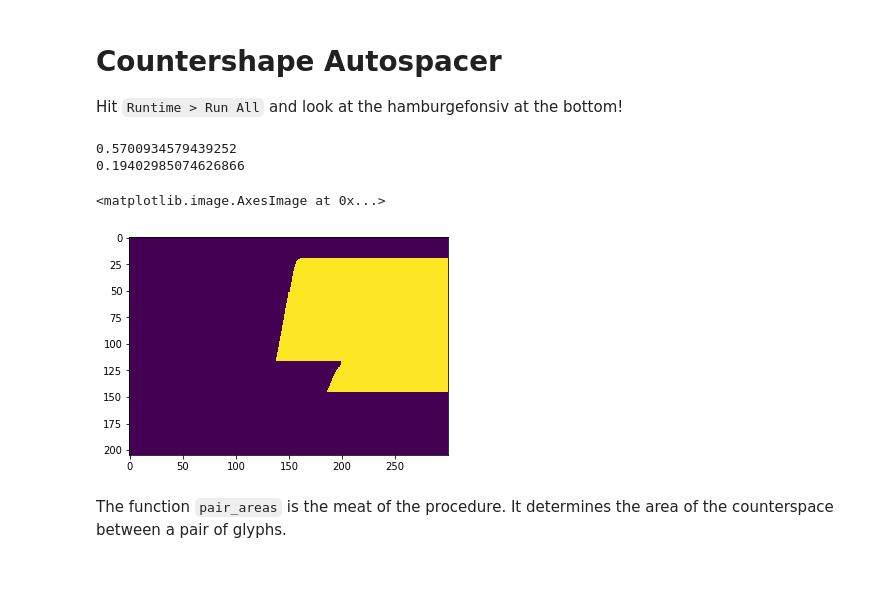
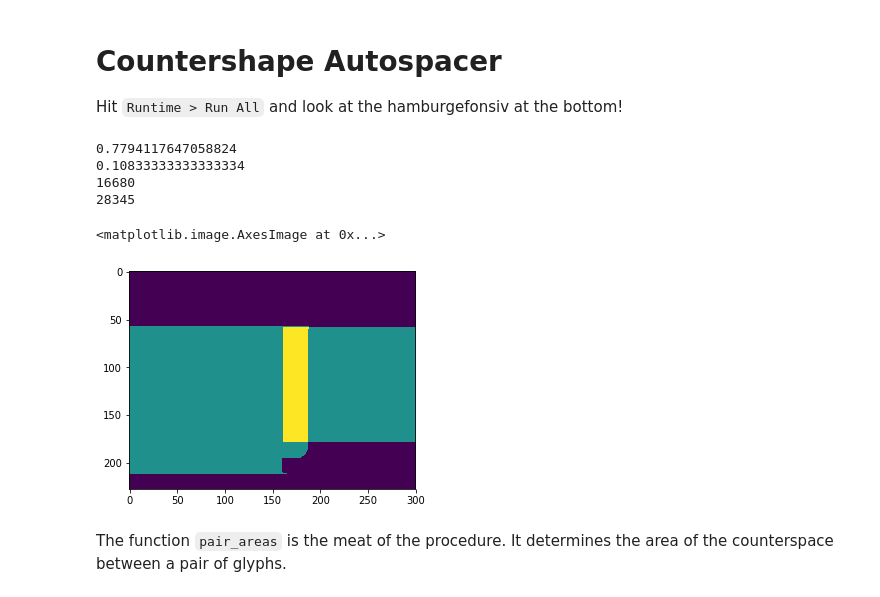
Before and after one commit to simoncozens/CounterSpace, a Jupyter notebook: Spacing_with_countershapes.ipynb, the cells around one changed output. Drawn from its saved outputs; the diff is of its cells as text; code cells hidden in the pictures.

Commit message:
Bring glyphs script up to date with new method

```diff
--- a/Spacing_with_countershapes.ipynb
+++ b/Spacing_with_countershapes.ipynb
@@ -34,11 +34,11 @@ from skimage.morphology import convex_hull_image
 from scipy.ndimage import distance_transform_edt, distance_transform_cdt
 # %%
 factor = 90
-# f = Font("CrimsonRoman.otf", 34 * factor)
-# f = Font("Tinos-Italic.ttf", 34 * factor)
-# f = Font("OpenSans-Regular.ttf", 34 * factor)
+# f = Font("CrimsonRoman.otf", factor)
+# f = Font("Tinos-Italic.ttf", 3factor)
+f = Font("OpenSans-Regular.ttf", factor)
 # f = Font("PTSerif-Italic.ttf", 34 * factor)
-f = Font("Crimson-SemiboldItalic.otf", factor)
+# f = Font("Crimson-SemiboldItalic.otf", factor)
 
 
 box_height = f.full_height_px
@@ -83,14 +83,14 @@ kernel_size = serif_smoothing
 @lru_cache()
 def lshifted_counter(glyph,amount, reftop, refbottom):
     fg = f.glyph(glyph).as_matrix()
-    fg = GlyphRendering.init_from_numpy(fg._glyph,convolve(fg,kernel(kernel_size,kernel_size),mode="same") > 250)
+#     fg = GlyphRendering.init_from_numpy(fg._glyph,convolve(fg,kernel(kernel_size,kernel_size),mode="same") > 250)
     conc = 0
     if fg.discontinuity(contour="right") > 0:
         conc = 1-fg.right_face()
     padded = fg.with_padding_to_constant_box_width(box_width)
-    padded[0:reftop,:]   = 0
-    padded[refbottom:,:] = 0
-    padded = padded.reduce_concavity(conc)
+#     padded[0:reftop,:]   = 0
+#     padded[refbottom:,:] = 0
+    padded = padded.reduce_concavity(0.7)
     c = scipy.ndimage.shift(padded, (0,amount), mode="nearest")
     l,r = GlyphRendering.init_from_numpy(glyph, c).mask_ink_to_edge()
     r = (r>0).astype(np.uint8)
@@ -115,38 +115,46 @@ def rshifted_counter(glyph,amount,reftop, refbottom):
 
 lshifted_counter.cache_clear()
 rshifted_counter.cache_clear()
 
 def gaussian(center_x, center_y, width_x, width_y, rotation):
     """Returns a gaussian function with the given parameters"""
     width_x = float(width_x)
     width_y = float(width_y)
 #     print("Gaussian with parameters",center_x, center_y, width_x, width_y, rotation)
     center_x = box_width/2 - center_x
     center_y = box_height/2 - (box_height - center_y)
     center_x = center_x * np.cos(rotation) - center_y * np.sin(rotation)
     center_y = center_x * np.sin(rotation) + center_y * np.cos(rotation)
 
     xp = fx * np.cos(rotation) - fy * np.sin(rotation)
     yp = fx * np.sin(rotation) + fy * np.cos(rotation)
     g = np.exp(
         -(((center_x-xp)/width_x)**2+
           ((center_y-yp)/width_y)**2)/2.)
     return np.flip(g,axis=1)
 
 l = f.glyph("L").as_matrix().discontinuity(contour="right")
 print(l)
 print( f.glyph("L").as_matrix().right_face())
 
 # c = rshifted_counter("L",50,0.5)
-d = lshifted_counter("L",0,20,150)
-plt.imshow(d)
+# d = lshifted_counter("J",0,20,150)
+# plt.imshow(d)
 # plt.imshow(gaussian(100,50,5,20,0.17))
 # print(np.sum(c))
+
+l_shifted = lshifted_counter("H",-36,0,box_height)
+r_shifted = rshifted_counter("J",33,0,box_height)
+print(np.sum(l_shifted))
+print(np.sum(r_shifted))
+plt.imshow(l_shifted+r_shifted)
 # %% [output]
-0.5700934579439252
-0.19402985074626866
+0.7794117647058824
+0.10833333333333334
+16680
+28345
 <matplotlib.image.AxesImage at 0x...>
-[figure, old version]
+[figure, new version]
 # %% [markdown]
 The function `pair_areas` is the meat of the procedure. It determines the area of the counterspace between a pair of glyphs.
 # %%
```
Also changed, not shown: parts of 7 cells of this notebook, 4 other files.
